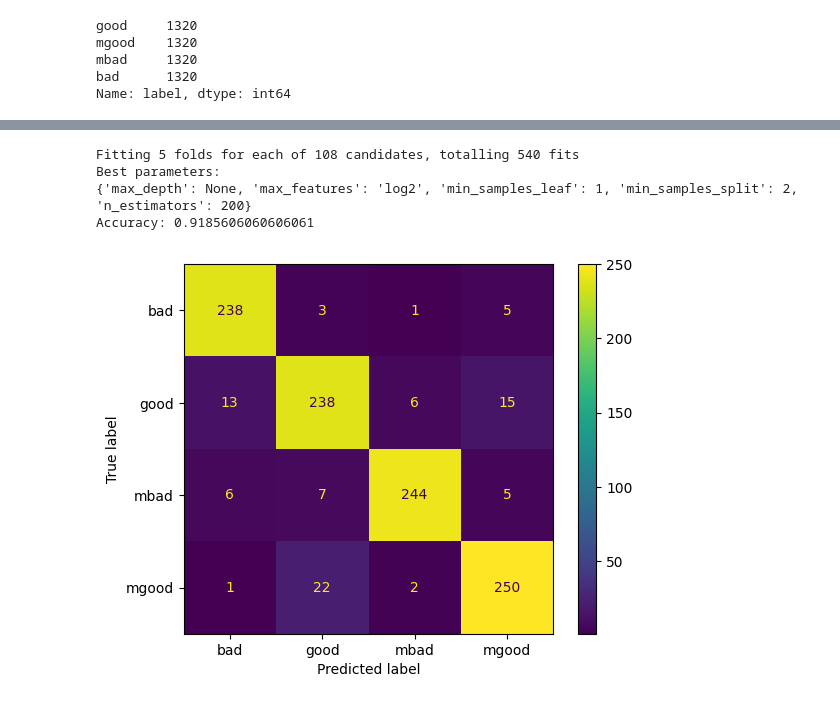
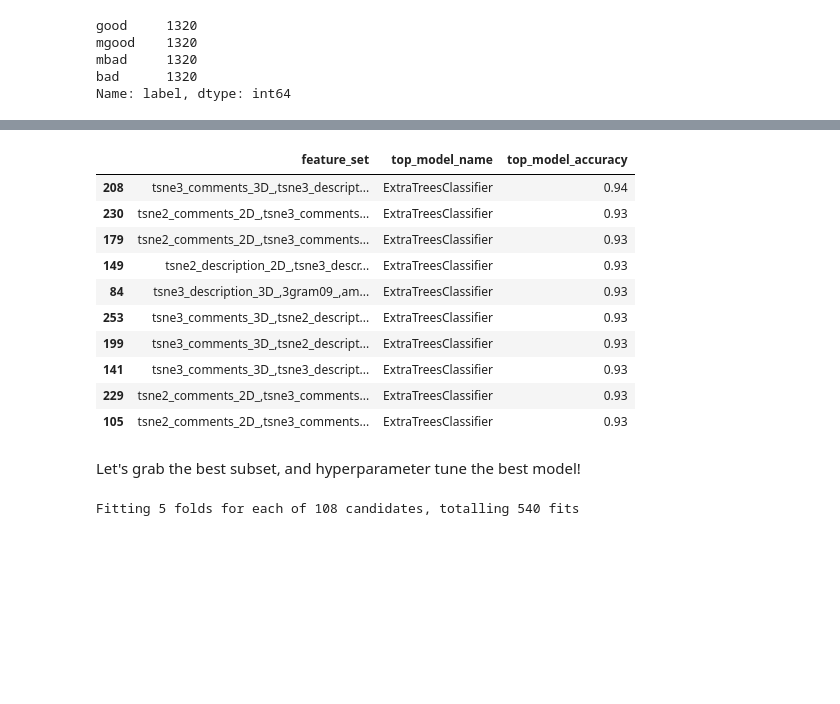
Before and after one commit to g1776/DS440CapstoneIndubitably, a Jupyter notebook: notebooks/modelling/models.ipynb, the cells around one changed output, grey strips where cells are left out. Saved outputs shown, nothing was run; the diff lists cells and outputs as text; code cells hidden in the pictures; blank space fills up the shorter version.

```diff
--- a/notebooks/modelling/models.ipynb
+++ b/notebooks/modelling/models.ipynb
@@ -83,0 +57,20 @@ Tune hyperparamters of SVC (Support Vector Classifier)
+# %%
+import itertools
+
+feature_sets = [
+    "tsne2_comments_2D_",
+    "tsne3_comments_3D_",
+    "tsne2_description_2D_",
+    "tsne3_description_3D_",
+    "3gram09_",
+    "3gram10_",
+    "amenity005_",
+    "amenityall_"
+]
+
+# get all combinations of feature sets of all lengths
+feature_sets_combinations = []
+for i in range(1, len(feature_sets) + 1):
+    feature_sets_combinations += [list(x) for x in itertools.combinations(feature_sets, i)]
+
+print(f"Number of feature sets combinations: {len(feature_sets_combinations)}")
@@ -83,0 +168,30 @@ Tune hyperparamters of SVC (Support Vector Classifier)
+# %%
+report = []
+
+# iterate over keys and values
+for key, value in top_models.items():
+    top_model_name = value.iloc[0].name
+    top_model_accuracy = value.iloc[0]["Accuracy"]
+
+    report.append({
+        "feature_set": key,
+        "top_model_name": top_model_name,
+        "top_model_accuracy": top_model_accuracy
+    })
+
+top_10 = pd.DataFrame(report).sort_values(by="top_model_accuracy", ascending=False).head(10)
+top_10
+# %% [output]
+|  | feature_set | top_model_name | top_model_accuracy |
+| 208 | tsne3_comments_3D_,tsne3_descript... | ExtraTreesClassifier | 0.94 |
+| 230 | tsne2_comments_2D_,tsne3_comments... | ExtraTreesClassifier | 0.93 |
+| 179 | tsne2_comments_2D_,tsne3_comments... | ExtraTreesClassifier | 0.93 |
+| 149 | tsne2_description_2D_,tsne3_descr... | ExtraTreesClassifier | 0.93 |
+| 84 | tsne3_description_3D_,3gram09_,am... | ExtraTreesClassifier | 0.93 |
+| 253 | tsne3_comments_3D_,tsne2_descript... | ExtraTreesClassifier | 0.93 |
+| 199 | tsne3_comments_3D_,tsne2_descript... | ExtraTreesClassifier | 0.93 |
+| 141 | tsne3_comments_3D_,tsne3_descript... | ExtraTreesClassifier | 0.93 |
+| 229 | tsne2_comments_2D_,tsne3_comments... | ExtraTreesClassifier | 0.93 |
+| 105 | tsne2_comments_2D_,tsne3_comments... | ExtraTreesClassifier | 0.93 |
+# %% [markdown]
+Let's grab the best subset, and hyperparameter tune the best model!
@@ -97,6 +218,10 @@ params = {
 }
 
 clf = GridSearchCV(ExtraTreesClassifier(), params, cv=5, n_jobs=-1, verbose=1)
+
+# oversample and get train/test split
+X, y = oversample.fit_resample(df_best_subset.drop(columns=["label"]), df_best_subset["label"])
+X_train, X_test, y_train, y_test = train_test_split(X, y, test_size=0.2, random_state=42)
 clf.fit(X_train, y_train)
 best_clf = clf.best_estimator_
 
@@ -108,9 +233,9 @@ print(clf.best_params_)
 y_pred = best_clf.predict(X_test)
 
 # evaluate
-from sklearn.metrics import accuracy_score, confusion_matrix, classification_report
+from sklearn.metrics import accuracy_score
 
-print("Accuracy:", accuracy_score(y_test, y_pred))
+print("Accuracy:", round(accuracy_score(y_test, y_pred), 2))
 
 # plot a confusion matrix
 from sklearn.metrics import ConfusionMatrixDisplay
@@ -119,7 +244,3 @@ cm = ConfusionMatrixDisplay.from_predictions(y_test, y_pred)
 plt.show()
 # %% [output]
 Fitting 5 folds for each of 108 candidates, totalling 540 fits
-Best parameters:
-{'max_depth': None, 'max_features': 'log2', 'min_samples_leaf': 1, 'min_samples_split': 2, 'n_estimators': 200}
-Accuracy: 0.9185606060606061
-[figure, removed]
```
Also changed, not shown: parts of 10 cells of this notebook, 2 other files.
